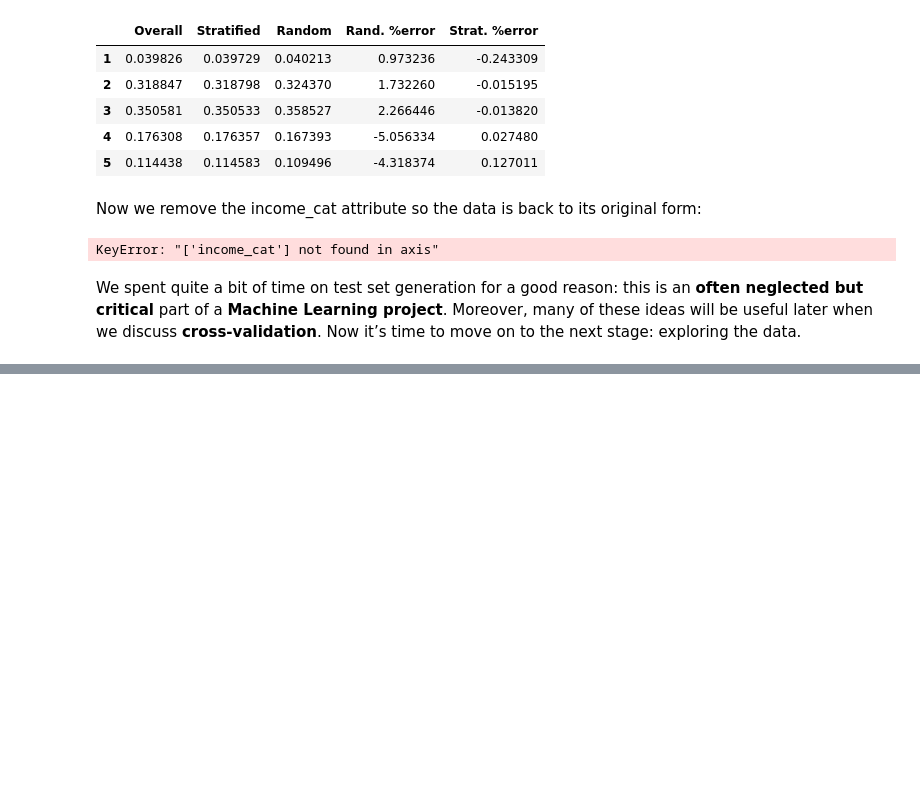
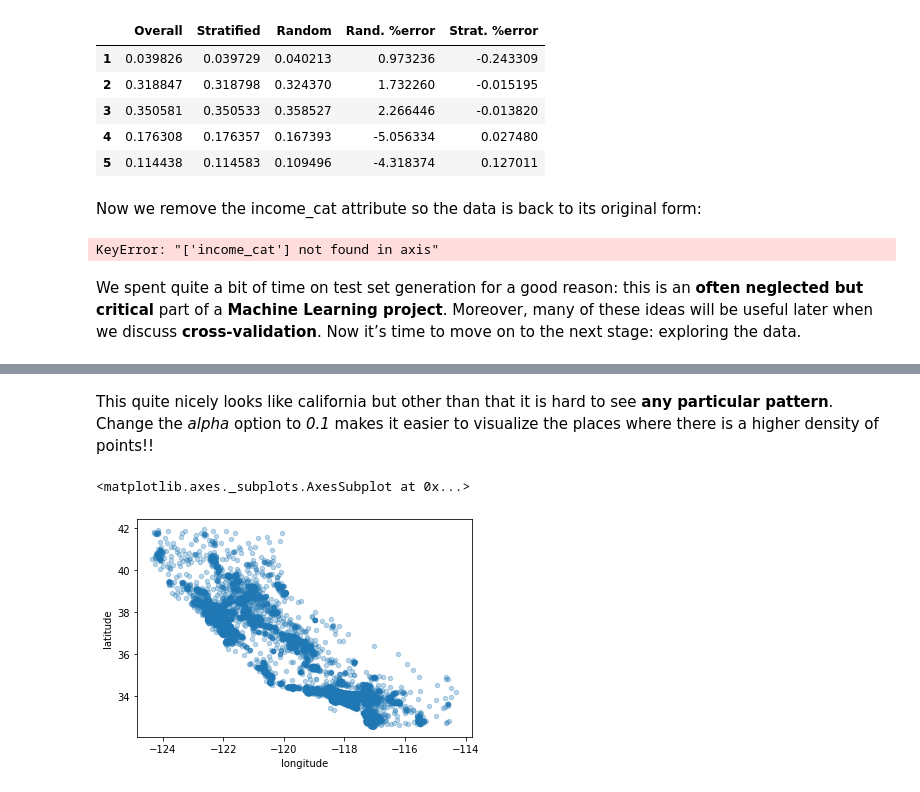
Before and after one commit to DavidStewartLDN/David-Workbook-Handson-ML, a Jupyter notebook: David_Chapter_2.ipynb, the cells around one changed output, grey strips where cells are left out. Cells and saved outputs as stored; diff of their text form; code cells hidden in the pictures; blank space fills up the shorter version.

```diff
--- a/David_Chapter_2.ipynb
+++ b/David_Chapter_2.ipynb
@@ -322,0 +355,7 @@ to the next stage: exploring the data.
+# %% [markdown]
+This quite nicely looks like california but other than that it is hard to see **any particular pattern**. Change the *alpha* option to *0.1* makes it easier to visualize the places where there is a higher density of points!!
+# %%
+housing.plot(kind="scatter", x="longitude", y="latitude", alpha=.3)
+# %% [output]
+<matplotlib.axes._subplots.AxesSubplot at 0x...>
+[figure, added]
```
Also changed, not shown: parts of 5 cells of this notebook.
